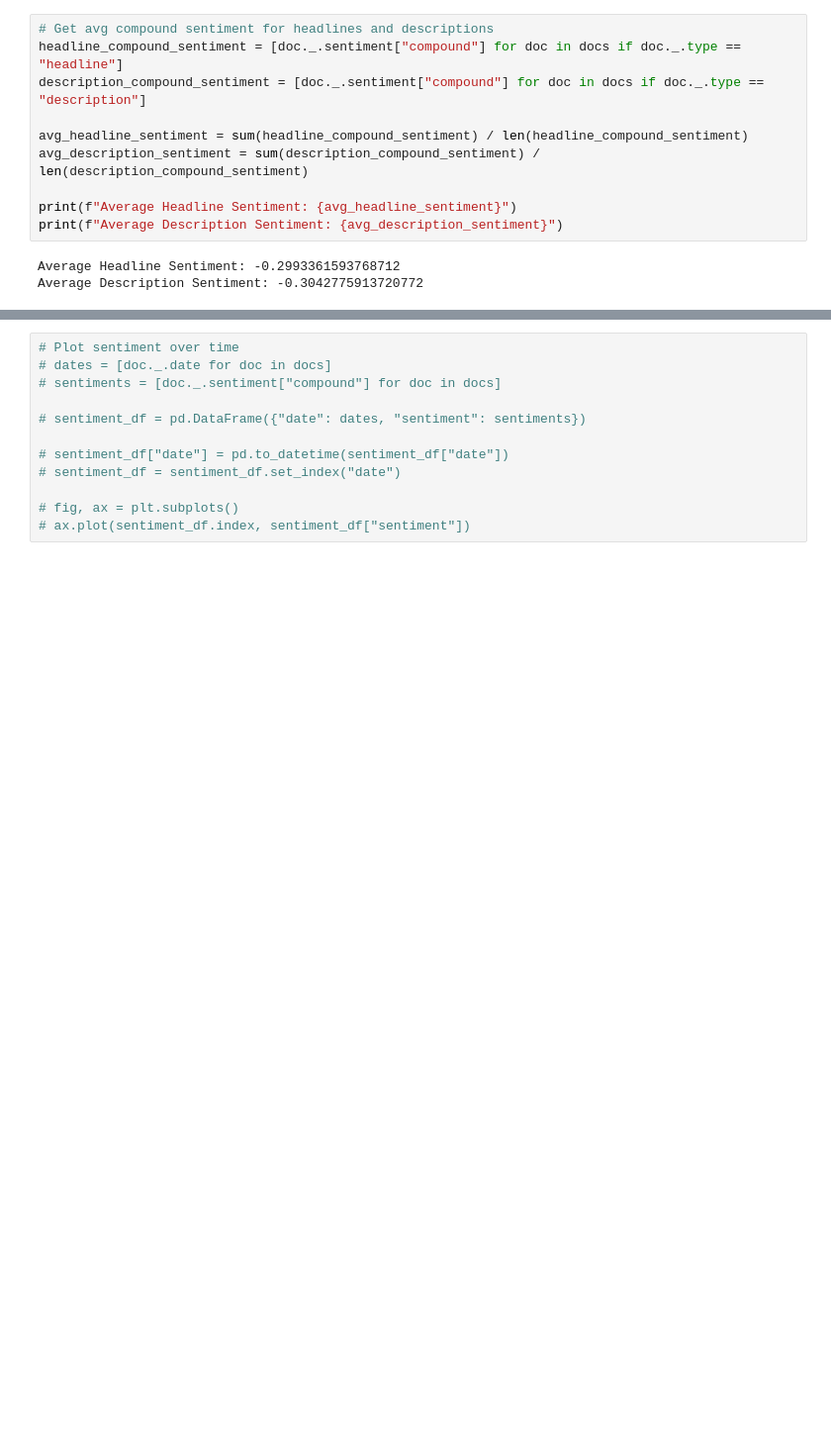
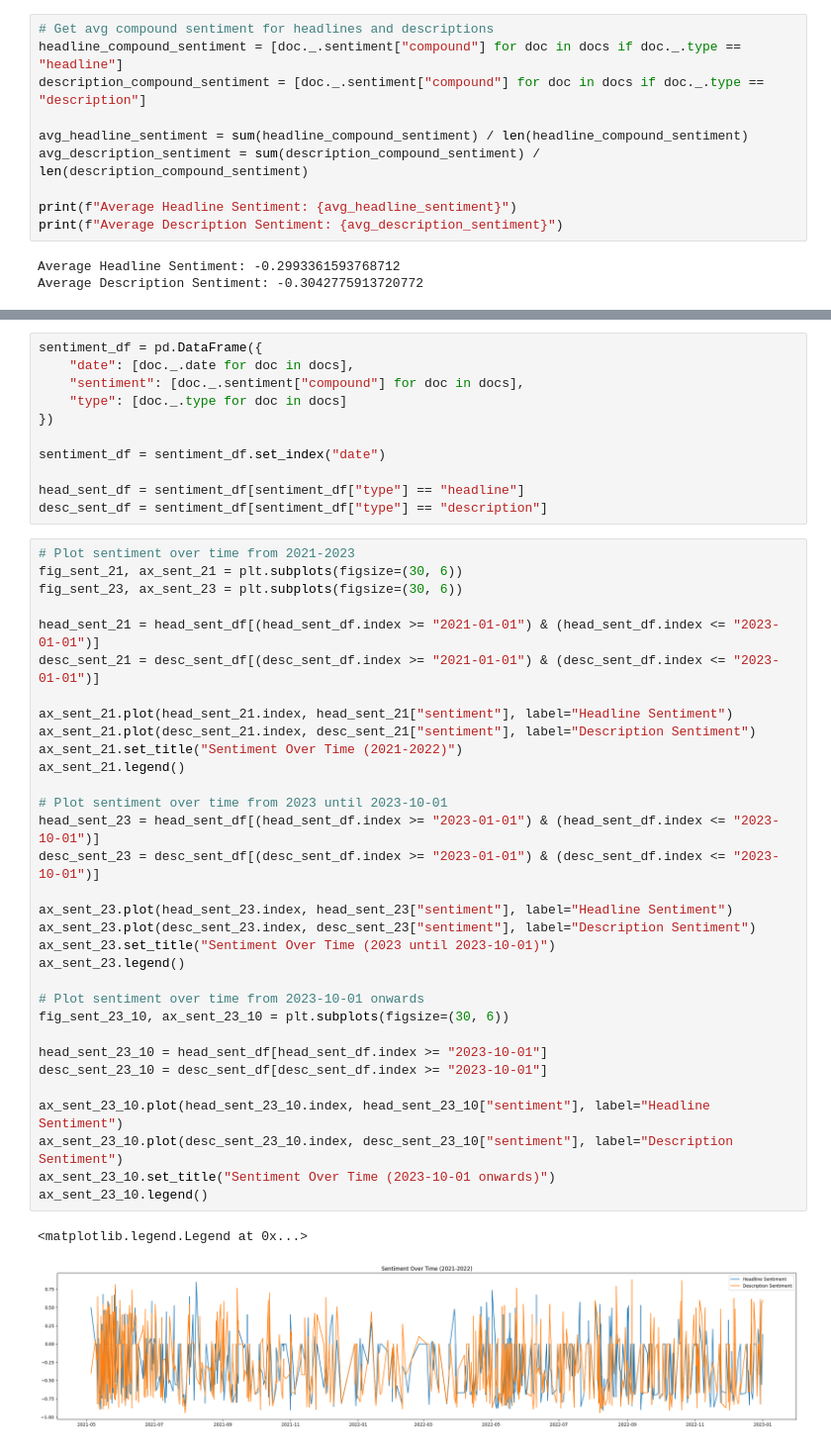
Before and after one commit to isaacbraun/data-mining, a Jupyter notebook: midterm.ipynb, the cells around one changed output, grey strips where cells are left out. Shown at 99% size. Drawn from its saved outputs; the diff is of its cells as text; blank space fills up the shorter version.

```diff
--- a/midterm.ipynb
+++ b/midterm.ipynb
@@ -185,12 +230,46 @@ Average Description Sentiment: -0.3042775913720772
 # %%
-# Plot sentiment over time
-# dates = [doc._.date for doc in docs]
-# sentiments = [doc._.sentiment["compound"] for doc in docs]
+sentiment_df = pd.DataFrame({
+    "date": [doc._.date for doc in docs],
+    "sentiment": [doc._.sentiment["compound"] for doc in docs],
+    "type": [doc._.type for doc in docs]
+})
 
-# sentiment_df = pd.DataFrame({"date": dates, "sentiment": sentiments})
+sentiment_df = sentiment_df.set_index("date")
 
-# sentiment_df["date"] = pd.to_datetime(sentiment_df["date"])
-# sentiment_df = sentiment_df.set_index("date")
-
-# fig, ax = plt.subplots()
-# ax.plot(sentiment_df.index, sentiment_df["sentiment"])
+head_sent_df = sentiment_df[sentiment_df["type"] == "headline"]
+desc_sent_df = sentiment_df[sentiment_df["type"] == "description"]
+# %%
+# Plot sentiment over time from 2021-2023
+fig_sent_21, ax_sent_21 = plt.subplots(figsize=(30, 6))
+fig_sent_23, ax_sent_23 = plt.subplots(figsize=(30, 6))
+
+head_sent_21 = head_sent_df[(head_sent_df.index >= "2021-01-01") & (head_sent_df.index <= "2023-01-01")]
+desc_sent_21 = desc_sent_df[(desc_sent_df.index >= "2021-01-01") & (desc_sent_df.index <= "2023-01-01")]
+
+ax_sent_21.plot(head_sent_21.index, head_sent_21["sentiment"], label="Headline Sentiment")
+ax_sent_21.plot(desc_sent_21.index, desc_sent_21["sentiment"], label="Description Sentiment")
+ax_sent_21.set_title("Sentiment Over Time (2021-2022)")
+ax_sent_21.legend()
+
+# Plot sentiment over time from 2023 until 2023-10-01
+head_sent_23 = head_sent_df[(head_sent_df.index >= "2023-01-01") & (head_sent_df.index <= "2023-10-01")]
+desc_sent_23 = desc_sent_df[(desc_sent_df.index >= "2023-01-01") & (desc_sent_df.index <= "2023-10-01")]
+
+ax_sent_23.plot(head_sent_23.index, head_sent_23["sentiment"], label="Headline Sentiment")
+ax_sent_23.plot(desc_sent_23.index, desc_sent_23["sentiment"], label="Description Sentiment")
+ax_sent_23.set_title("Sentiment Over Time (2023 until 2023-10-01)")
+ax_sent_23.legend()
+
+# Plot sentiment over time from 2023-10-01 onwards
+fig_sent_23_10, ax_sent_23_10 = plt.subplots(figsize=(30, 6))
+
+head_sent_23_10 = head_sent_df[head_sent_df.index >= "2023-10-01"]
+desc_sent_23_10 = desc_sent_df[desc_sent_df.index >= "2023-10-01"]
+
+ax_sent_23_10.plot(head_sent_23_10.index, head_sent_23_10["sentiment"], label="Headline Sentiment")
+ax_sent_23_10.plot(desc_sent_23_10.index, desc_sent_23_10["sentiment"], label="Description Sentiment")
+ax_sent_23_10.set_title("Sentiment Over Time (2023-10-01 onwards)")
+ax_sent_23_10.legend()
+# %% [output]
+<matplotlib.legend.Legend at 0x...>
+[figure, added]
```
Also changed, not shown: parts of 42 cells of this notebook.
